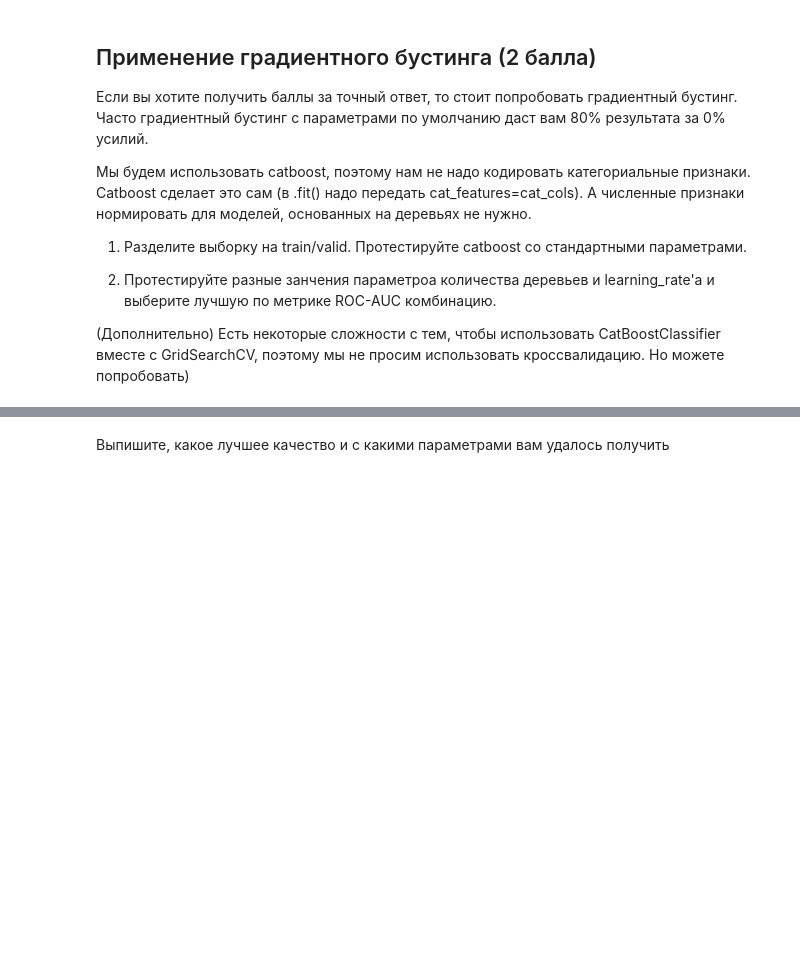
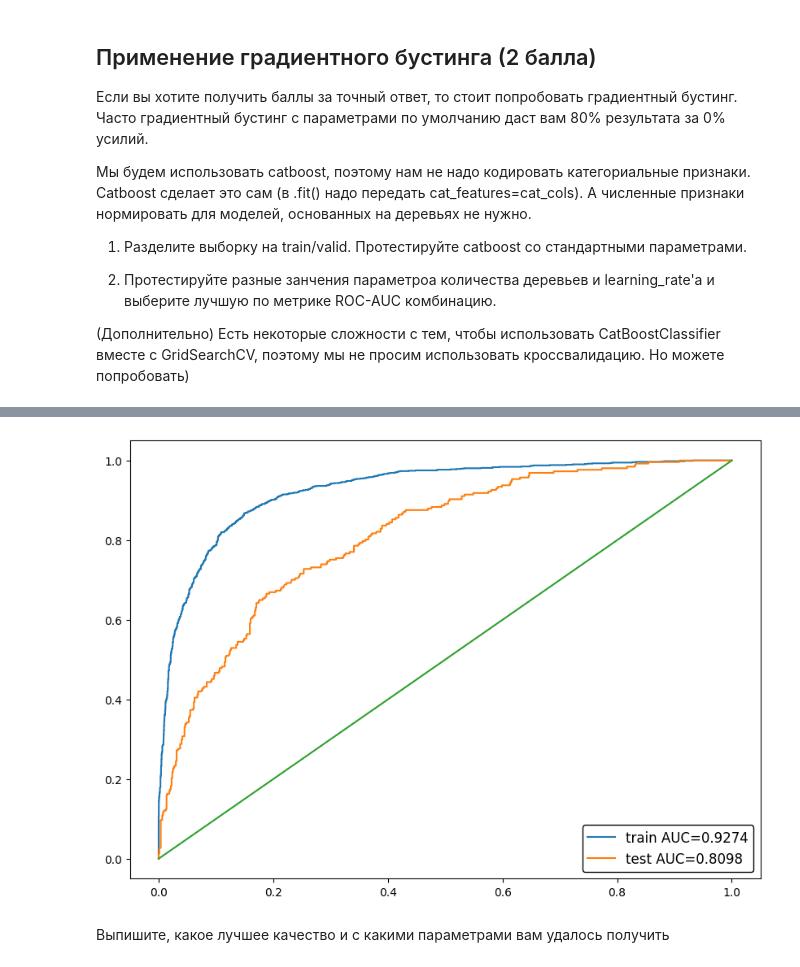
Before and after one commit to dimkablin/DeepLEarningSchool_MFTI, a Jupyter notebook: homework/3/hw_kaggle_ipynb_.ipynb, the cells around one changed output, grey strips where cells are left out. Cells and saved outputs as stored; diff of their text form; code cells hidden in the pictures; blank space fills up the shorter version.

```diff
--- a/homework/3/hw_kaggle_ipynb_.ipynb
+++ b/homework/3/hw_kaggle_ipynb_.ipynb
@@ -368,0 +420,10 @@ Index(['ClientPeriod', 'MonthlySpending', 'TotalSpent', 'Churn', 'Sex_0',
+# %%
+# Grid Search
+grid_boosted_catty = catboost.CatBoostClassifier(silent=True,
+                                          cat_features=cat_cols,
+                                          eval_metric='AUC:hints=skip_train~false')
+
+grid_boosted_catty.grid_search(params,
+                        X_train, y_train,
+                        plot=True,
+                        refit=True)
@@ -369,3 +450,7 @@ Index(['ClientPeriod', 'MonthlySpending', 'TotalSpent', 'Churn', 'Sex_0',
+# %%
+show_roc_curve_of_model(grid_boosted_catty, X_train, X_test, y_train, y_test)
+# %% [output]
+[figure, added]
 # %% [markdown]
 Выпишите, какое лучшее качество и с какими параметрами вам удалось получить
 # %% [markdown]
```
Also changed, not shown: parts of 34 cells of this notebook, 2 other files.
